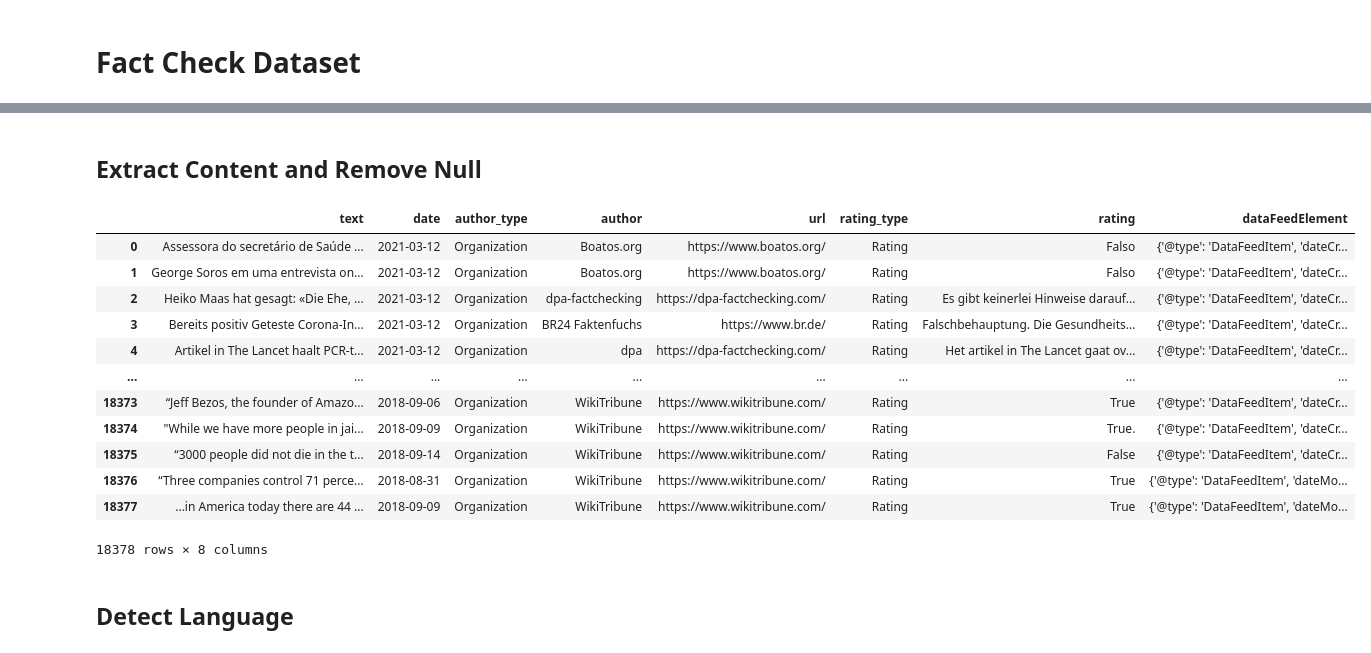
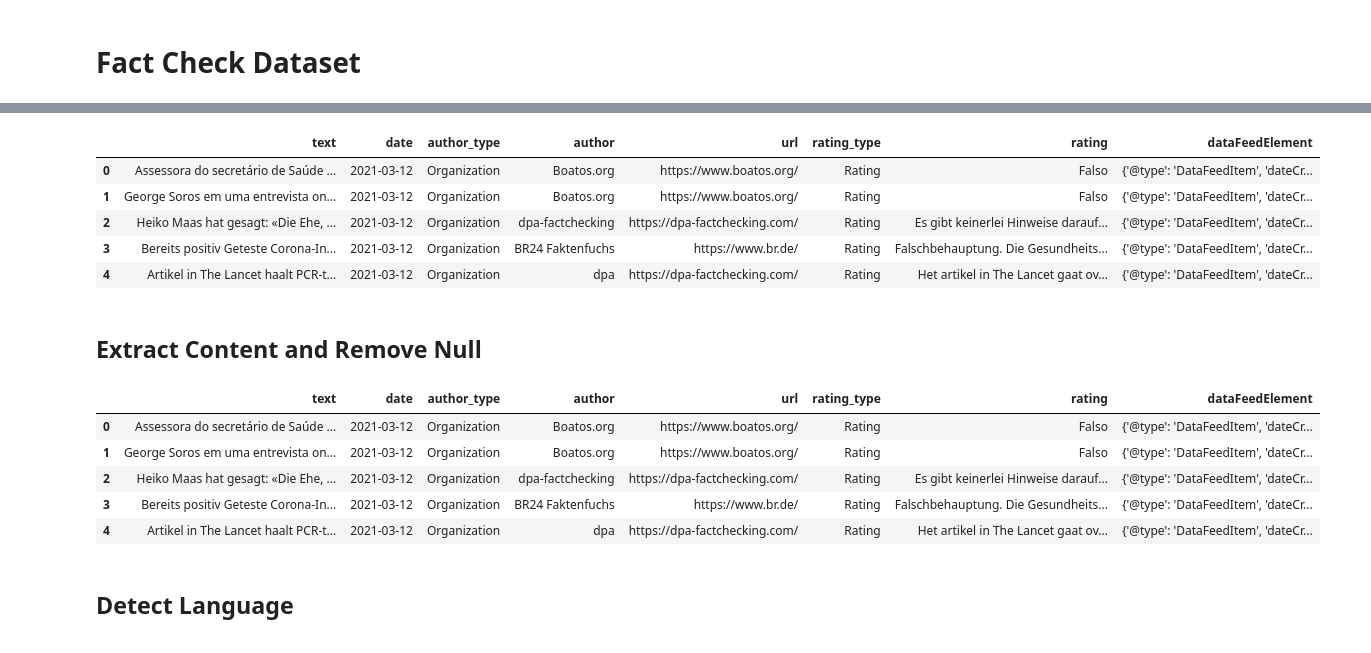
Before and after one commit to DavidKai1999/Stats-170-project, a Jupyter notebook: dataset_preprocessing/factcheck_preprocessing.ipynb, the cells around one changed output, grey strips where cells are left out. Drawn from its saved outputs; the diff is of its cells as text; code cells hidden in the pictures.

```diff
--- a/dataset_preprocessing/factcheck_preprocessing.ipynb
+++ b/dataset_preprocessing/factcheck_preprocessing.ipynb
@@ -10,7 +8,10 @@ import pickle
+# %%
+# File Path
+fakenews_path = ("C:\\Users\\gyiko\\OneDrive - personalmicrosoftsoftware.uci.edu\\STATS\\STATS 170AB\\Project\\datasets\\factcheck\\data.json")
 # %% [markdown]
 # Fact Check Dataset
 # %%
-fact_check = pd.read_json(".\\datasets\\factcheck\\data.json")
+fact_check = pd.read_json(fakenews_path)
 # %%
 texts = []
 date = []
@@ -77,22 +62,24 @@ fact_check
+# %%
+FactCheckData.head()
+# %% [output]
+|  | text | date | author_type | author | url | rating_type | rating | dataFeedElement |
+| 0 | Assessora do secretário de Saúde ... | 2021-03-12 | Organization | Boatos.org | https://www.boatos.org/ | Rating | Falso | {'@type': 'DataFeedItem', 'dateCr... |
+| 1 | George Soros em uma entrevista on... | 2021-03-12 | Organization | Boatos.org | https://www.boatos.org/ | Rating | Falso | {'@type': 'DataFeedItem', 'dateCr... |
+| 2 | Heiko Maas hat gesagt: «Die Ehe, ... | 2021-03-12 | Organization | dpa-factchecking | https://dpa-factchecking.com/ | Rating | Es gibt keinerlei Hinweise darauf... | {'@type': 'DataFeedItem', 'dateCr... |
+| 3 | Bereits positiv Geteste Corona-In... | 2021-03-12 | Organization | BR24 Faktenfuchs | https://www.br.de/ | Rating | Falschbehauptung. Die Gesundheits... | {'@type': 'DataFeedItem', 'dateCr... |
+| 4 | Artikel in The Lancet haalt PCR-t... | 2021-03-12 | Organization | dpa | https://dpa-factchecking.com/ | Rating | Het artikel in The Lancet gaat ov... | {'@type': 'DataFeedItem', 'dateCr... |
 # %% [markdown]
 ## Extract Content and Remove Null
 # %%
 FactCheckData_clean = FactCheckData.dropna().reset_index(drop=True)
 # %%
-FactCheckData_clean
+FactCheckData_clean.head()
 # %% [output]
 |  | text | date | author_type | author | url | rating_type | rating | dataFeedElement |
 | 0 | Assessora do secretário de Saúde ... | 2021-03-12 | Organization | Boatos.org | https://www.boatos.org/ | Rating | Falso | {'@type': 'DataFeedItem', 'dateCr... |
 | 1 | George Soros em uma entrevista on... | 2021-03-12 | Organization | Boatos.org | https://www.boatos.org/ | Rating | Falso | {'@type': 'DataFeedItem', 'dateCr... |
 | 2 | Heiko Maas hat gesagt: «Die Ehe, ... | 2021-03-12 | Organization | dpa-factchecking | https://dpa-factchecking.com/ | Rating | Es gibt keinerlei Hinweise darauf... | {'@type': 'DataFeedItem', 'dateCr... |
 | 3 | Bereits positiv Geteste Corona-In... | 2021-03-12 | Organization | BR24 Faktenfuchs | https://www.br.de/ | Rating | Falschbehauptung. Die Gesundheits... | {'@type': 'DataFeedItem', 'dateCr... |
 | 4 | Artikel in The Lancet haalt PCR-t... | 2021-03-12 | Organization | dpa | https://dpa-factchecking.com/ | Rating | Het artikel in The Lancet gaat ov... | {'@type': 'DataFeedItem', 'dateCr... |
-| ... | ... | ... | ... | ... | ... | ... | ... | ... |
-| 18373 | “Jeff Bezos, the founder of Amazo... | 2018-09-06 | Organization | WikiTribune | https://www.wikitribune.com/ | Rating | True | {'@type': 'DataFeedItem', 'dateCr... |
-| 18374 | "While we have more people in jai... | 2018-09-09 | Organization | WikiTribune | https://www.wikitribune.com/ | Rating | True. | {'@type': 'DataFeedItem', 'dateCr... |
-| 18375 | “3000 people did not die in the t... | 2018-09-14 | Organization | WikiTribune | https://www.wikitribune.com/ | Rating | False | {'@type': 'DataFeedItem', 'dateCr... |
-| 18376 | “Three companies control 71 perce... | 2018-08-31 | Organization | WikiTribune | https://www.wikitribune.com/ | Rating | True | {'@type': 'DataFeedItem', 'dateMo... |
-| 18377 | ...in America today there are 44 ... | 2018-09-09 | Organization | WikiTribune | https://www.wikitribune.com/ | Rating | True | {'@type': 'DataFeedItem', 'dateMo... |
-18378 rows × 8 columns
 # %% [markdown]
 ## Detect Language
```
Also changed, not shown: parts of 19 cells of this notebook, 3 other files.
